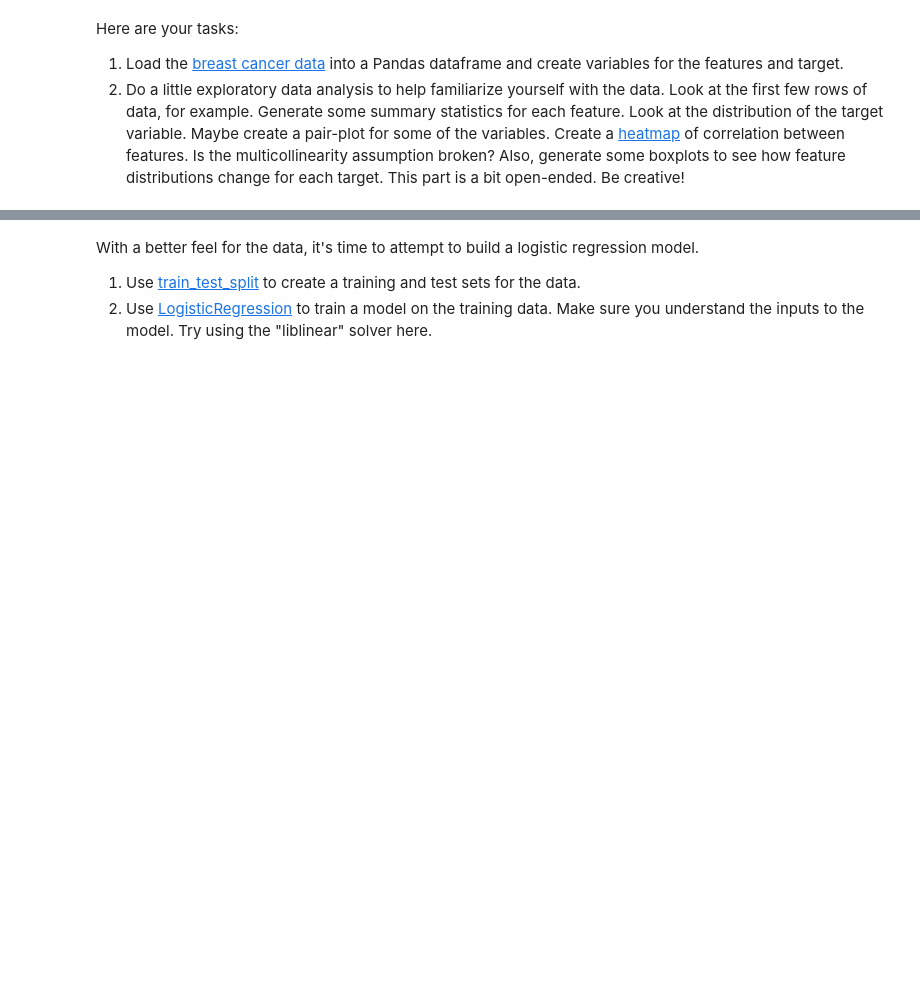
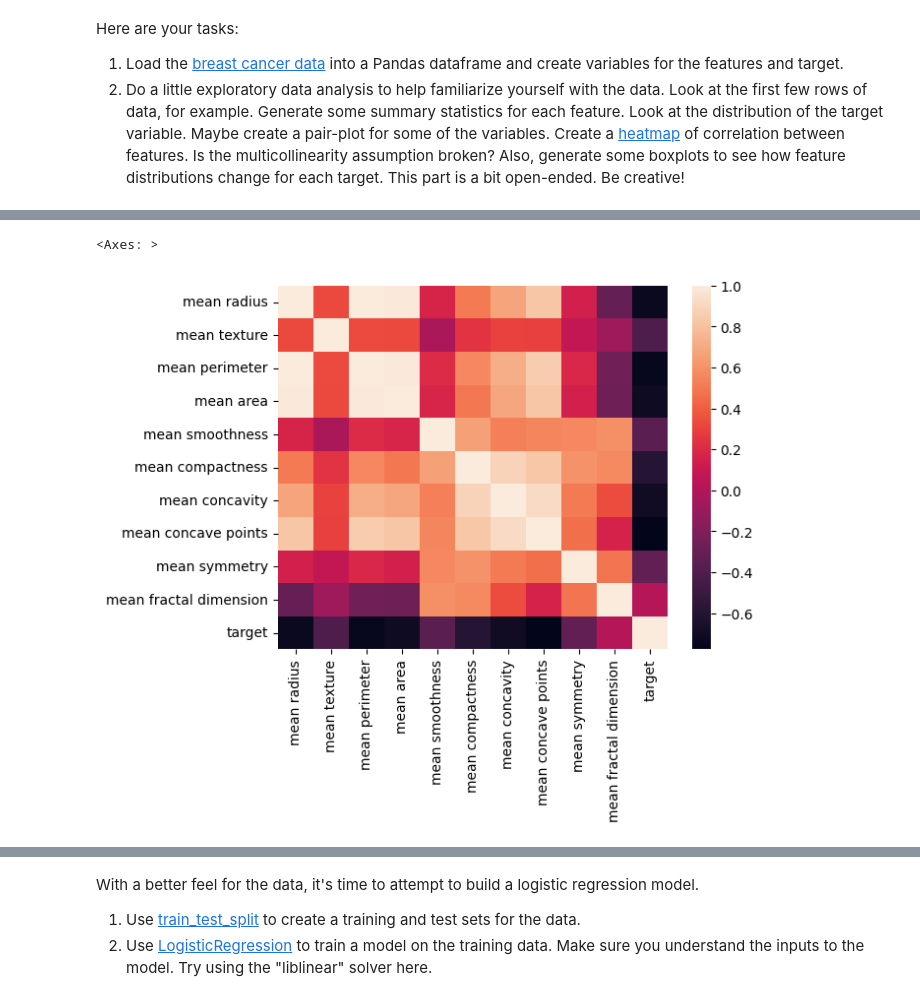
Before and after one commit to FranciscoNav/springboard, a Jupyter notebook: Student_MLE_MiniProject_Logistic_Regression.ipynb, the cells around one changed output, grey strips where cells are left out. Saved outputs shown, nothing was run; the diff lists cells and outputs as text; code cells hidden in the pictures; blank space fills up the shorter version.

```diff
--- a/Student_MLE_MiniProject_Logistic_Regression.ipynb
+++ b/Student_MLE_MiniProject_Logistic_Regression.ipynb
@@ -84,4 +109,9 @@ df.head()
 # %%
 # Create a correlation coefficeint heatmap
+corr = mean_features.corr()
+sns.heatmap(corr)
+# %% [output]
+<Axes: >
+[figure, added]
 # %%
 # Create a boxplot for mean radius by target type
```
Also changed, not shown: parts of 20 cells of this notebook.
